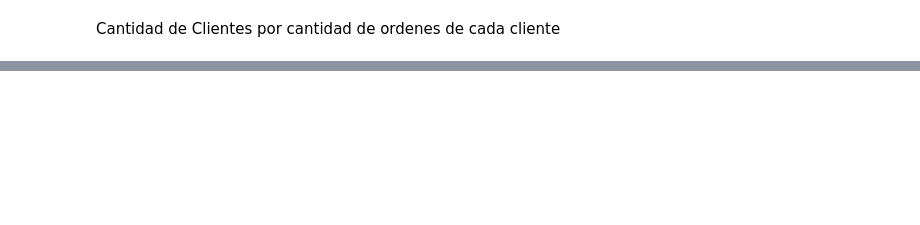
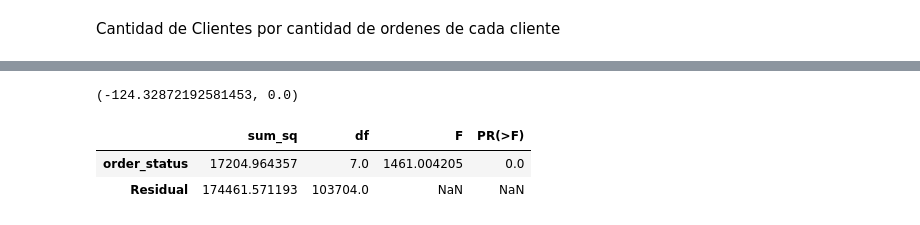
Before and after one commit to DS4A-Grupo4/Brazilian-Ecommerce, a Jupyter notebook: Proyecto.ipynb, the cells around one changed output, grey strips where cells are left out. Saved outputs shown, nothing was run; the diff lists cells and outputs as text; code cells hidden in the pictures; blank space fills up the shorter version.

```diff
--- a/Proyecto.ipynb
+++ b/Proyecto.ipynb
@@ -345,0 +403,13 @@ _=df_orders[df_orders.Fulfill_date==False].groupby('review_score')['order_id'].c
+# %%
+statistic, pvalue = stats.ttest_ind(df_orders[df_orders.Fulfill_date==False].review_score,df_orders[df_orders.Fulfill_date==True].review_score, equal_var=False)
+statistic, pvalue
+# %% [output]
+(-124.32872192581453, 0.0)
+# %%
+mod = ols('review_score ~ order_status', data=df_orders).fit()
+aov_table = sm.stats.anova_lm(mod, typ=2)
+aov_table
+# %% [output]
+|  | sum_sq | df | F | PR(>F) |
+| order_status | 17204.964357 | 7.0 | 1461.004205 | 0.0 |
+| Residual | 174461.571193 | 103704.0 | NaN | NaN |
```
Also changed, not shown: parts of 13 cells of this notebook.
